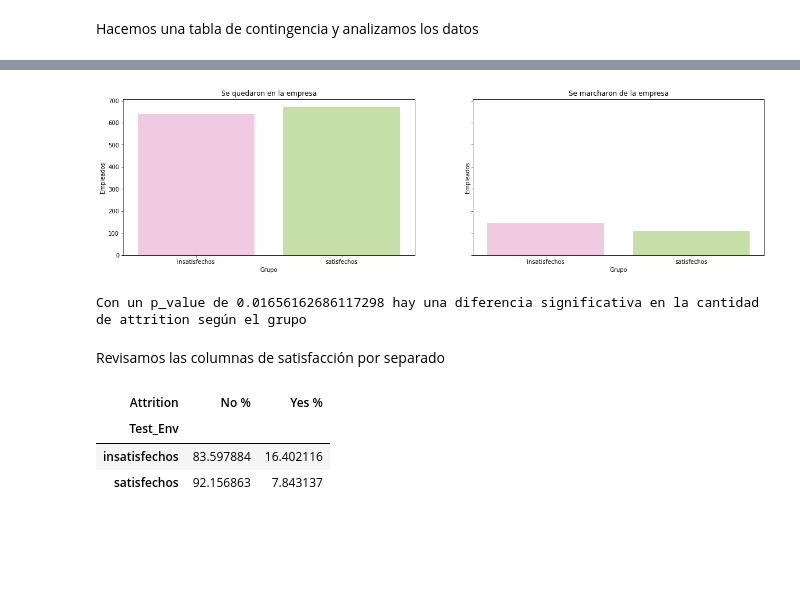
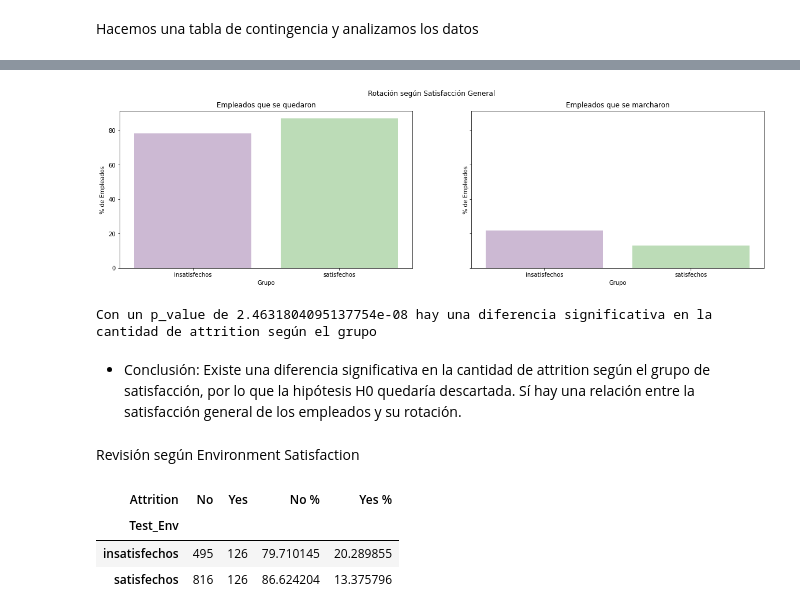
Before and after one commit to raquelmartinrodriguez/proyecto-da-promo-G-modulo-3-team-1, a Jupyter notebook: notebooks/04-testing/ab_testing.ipynb, the cells around one changed output, grey strips where cells are left out. Drawn from its saved outputs; the diff is of its cells as text; code cells hidden in the pictures; blank space fills up the shorter version.

Commit message:
Correct Environment Surveys

```diff
--- a/notebooks/04-testing/ab_testing.ipynb
+++ b/notebooks/04-testing/ab_testing.ipynb
@@ -41,20 +36,6 @@ Creamos la columna de Overall Satisfaction haciendo la media ponderada
-# %%
-# Definimos los pesos
-weights = {
-    'EnvironmentSatisfaction': 0.20,
-    'JobSatisfaction': 0.40,
-    'RelationshipSatisfaction': 0.40
-}
-
-# Calculamos la media ponderada
-df['OverallSatisfaction'] = round(
-    df['EnvironmentSatisfaction'] * weights['EnvironmentSatisfaction'] +
-    df['JobSatisfaction'] * weights['JobSatisfaction'] +
-    df['RelationshipSatisfaction'] * weights['RelationshipSatisfaction']
-, 0)
-
-# Convertimos los resultados a integer
-df['OverallSatisfaction'] = df['OverallSatisfaction'].astype('int64')
+# %%
+df['OverallSatisfaction'] = round((df['JobSatisfaction'] + df['EnvironmentSatisfaction'] + df['RelationshipSatisfaction']) / 3, 0)
+df['OverallSatisfaction'] = df['OverallSatisfaction'].astype('int64')
 # %% [markdown]
 Creamos la columna de satisfacción en base al Overall Satisfaction
 # %%
@@ -79,0 +47,8 @@ tabla_contingencia_porcentaje
+# %%
+# Calcular el porcentaje para 'No' en cada fila
+tabla_contingencia['No %'] = tabla_contingencia['No'] / (tabla_contingencia['No'] + tabla_contingencia['Yes']) * 100
+
+# Usar los valores originales de 'Yes' para calcular el porcentaje en cada fila
+tabla_contingencia['Yes %'] = tabla_contingencia['Yes'] / (tabla_contingencia['No'] + tabla_contingencia['Yes']) * 100
+
+tabla_contingencia
@@ -80,20 +64,22 @@ tabla_contingencia_porcentaje
 # %%
 # hacemos un análisis visual previo
 fig, axes = plt.subplots(nrows = 1, ncols = 2, figsize = (20, 5), sharey=True)
 
-sns.barplot(x=tabla_contingencia.index, y="No", data=tabla_contingencia,  palette = "PiYG", ax = axes[0])
-sns.barplot(x=tabla_contingencia.index, y="Yes", data=tabla_contingencia,  palette = "PiYG", ax = axes[1])
+sns.barplot(x=tabla_contingencia.index, y="No %", data=tabla_contingencia,  palette = "PRGn", ax = axes[0])
+sns.barplot(x=tabla_contingencia.index, y="Yes %", data=tabla_contingencia,  palette = "PRGn", ax = axes[1])
 
-axes[0].set_title("Se quedaron en la empresa")
-axes[1].set_title("Se marcharon de la empresa")
+fig.suptitle("Rotación según Satisfacción General")
+
+axes[0].set_title("Empleados que se quedaron")
+axes[1].set_title("Empleados que se marcharon")
 
 axes[0].set_xlabel("Grupo")
-axes[0].set_ylabel("Empleados")
+axes[0].set_ylabel("% de Empleados")
 
 axes[1].set_xlabel("Grupo")
-axes[1].set_ylabel("Empleados");
+axes[1].set_ylabel("% de Empleados");
 # %% [output]
-[figure, old version]
+[figure, new version]
 # %%
 # Realizar la prueba de proporciones
 chi2, p_value, _, _ = chi2_contingency(tabla_contingencia)
@@ -105,6 +91,4 @@ if p_value < alpha:
 else:
     print(f"Con un p_value de {p_value} no hay una diferencia significativa en la cantidad de attrition según el grupo")
 # %% [output]
-Con un p_value de 0.01656162686117298 hay una diferencia significativa en la cantidad de attrition según el grupo
+Con un p_value de 2.4631804095137754e-08 hay una diferencia significativa en la cantidad de attrition según el grupo
-# %% [markdown]
-Revisamos las columnas de satisfacción por separado
@@ -113 +95,5 @@ df2 = df.copy()
+# %% [markdown]
+- Conclusión: Existe una diferencia significativa en la cantidad de attrition según el grupo de satisfacción, por lo que la hipótesis H0 quedaría descartada. Sí hay una relación entre la satisfacción general de los empleados y su rotación.
+# %% [markdown]
+Revisión según Environment Satisfaction
 # %%
@@ -117,16 +103,15 @@ tabla_contingencia2 = pd.crosstab(df2['Test_Env'], df2['Attrition'])
 # %%
+tabla_contingencia2 = pd.crosstab(df2['Test_Env'], df2['Attrition'])
+
 # Calcular el porcentaje para 'No' en cada fila
 tabla_contingencia2['No %'] = tabla_contingencia2['No'] / (tabla_contingencia2['No'] + tabla_contingencia2['Yes']) * 100
 
 # Usar los valores originales de 'Yes' para calcular el porcentaje en cada fila
 tabla_contingencia2['Yes %'] = tabla_contingencia2['Yes'] / (tabla_contingencia2['No'] + tabla_contingencia2['Yes']) * 100
 
-# Mostrar el DataFrame actualizado
-tabla_contingencia2.drop(['No' , 'Yes'], inplace = True, axis = 1)
+tabla_contingencia2
+# %% [output]
+| Attrition | No | Yes | No % | Yes % |
+| Test_Env |  |  |  |  |
+| insatisfechos | 495 | 126 | 79.710145 | 20.289855 |
+| satisfechos | 816 | 126 | 86.624204 | 13.375796 |
-# %%
-tabla_contingencia2
-# %% [output]
-| Attrition | No % | Yes % |
-| Test_Env |  |  |
-| insatisfechos | 83.597884 | 16.402116 |
-| satisfechos | 92.156863 | 7.843137 |
```
Also changed, not shown: parts of 33 cells of this notebook, 5 other files.
